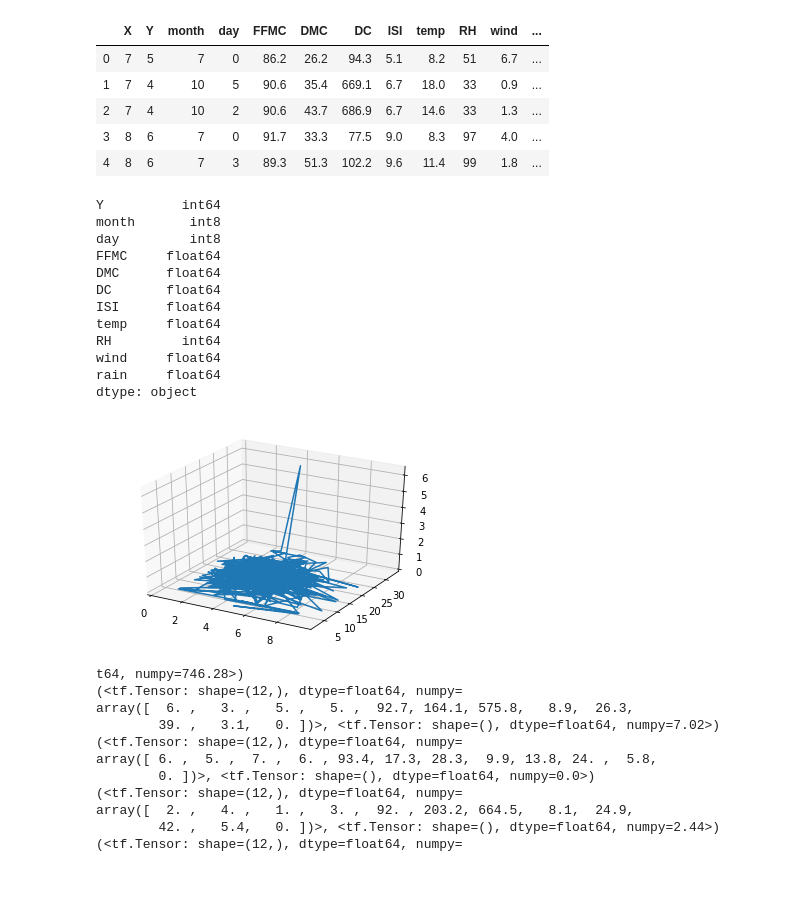
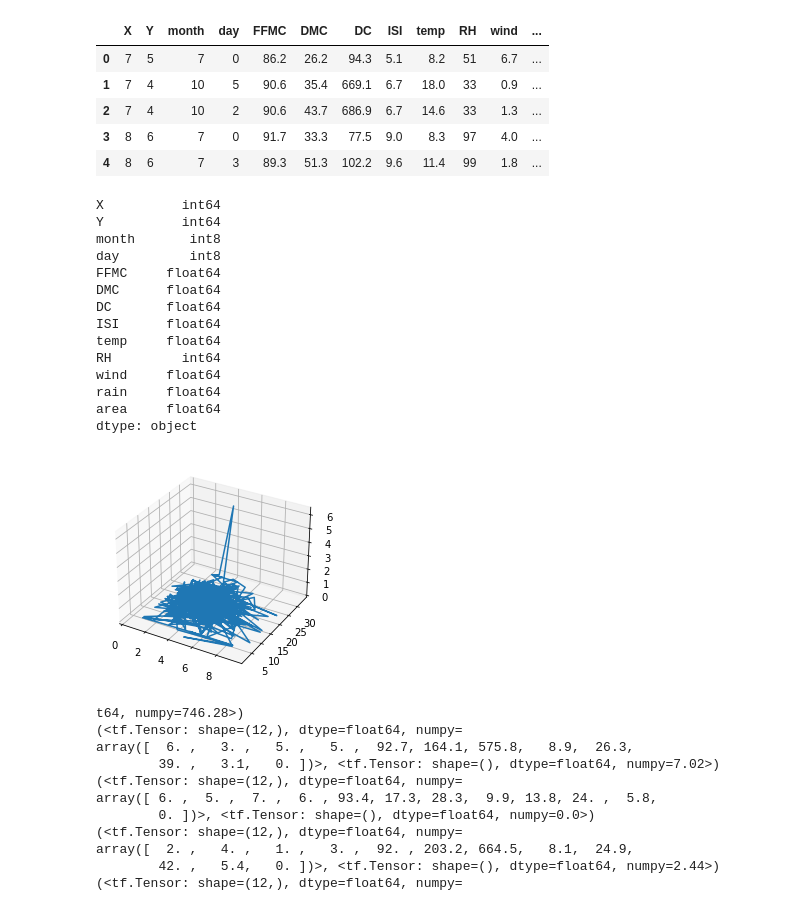
Before and after one commit to Juicymangoes123/Forest_fires, a Jupyter notebook: Forest Fires Regression.ipynb, the cells around one changed output. Saved outputs shown, nothing was run; the diff lists cells and outputs as text; code cells hidden in the pictures; blank space fills up the shorter version.

```diff
--- a/Forest Fires Regression.ipynb
+++ b/Forest Fires Regression.ipynb
@@ -24,10 +25,10 @@ df.head()
 # %%
 # One hot encode the months and days
 
-df['month'] = pd.Categorical(df['month'])
+df['month'] = pd.Categorical(data['month'])
 df['month'] = df.month.cat.codes
 
-df['day'] = pd.Categorical(df['day'])
+df['day'] = pd.Categorical(data['day'])
 df['day'] = df.day.cat.codes
 
 df.head()
@@ -41,8 +42,9 @@ df.head()
 # %%
 # Check that the one hot encoding worked
 
-data.dtypes
+df.dtypes
 # %% [output]
+X          int64
 Y          int64
 month       int8
 day         int8
@@ -54,14 +56,15 @@ temp     float64
 RH         int64
 wind     float64
 rain     float64
+area     float64
 dtype: object
 # %%
 # Exploring the data
 # The fields in the numpy array can be changed to any column in the dataset.
 
 fig = plt.figure()
 ax = fig.add_subplot(111, projection='3d')
-ax.plot_wireframe(np.array(data.wind), np.array(data.temp), np.array([data.rain]))
+ax.plot_wireframe(np.array(df.wind), np.array(df.temp), np.array([df.rain]))
 plt.show()
 # %% [output]
-[figure, old version]
+[figure, new version]
```
Also changed, not shown: parts of 8 cells of this notebook.
